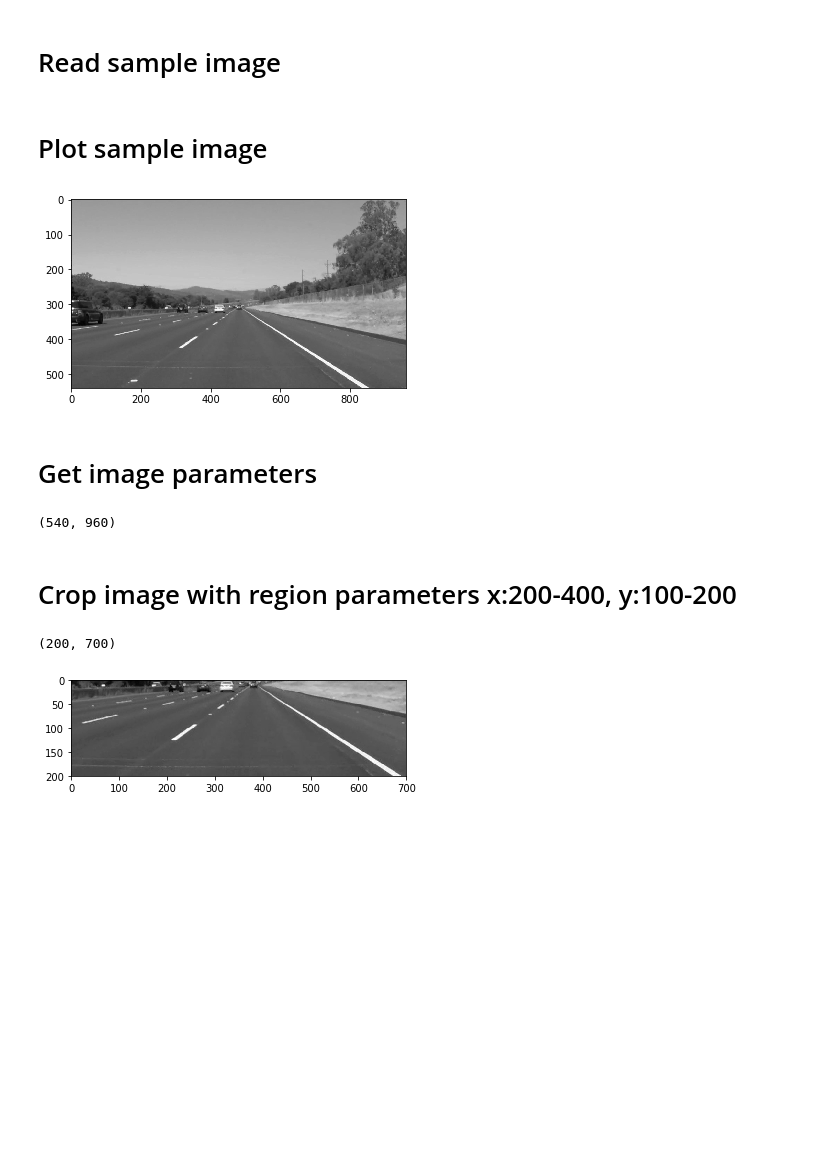
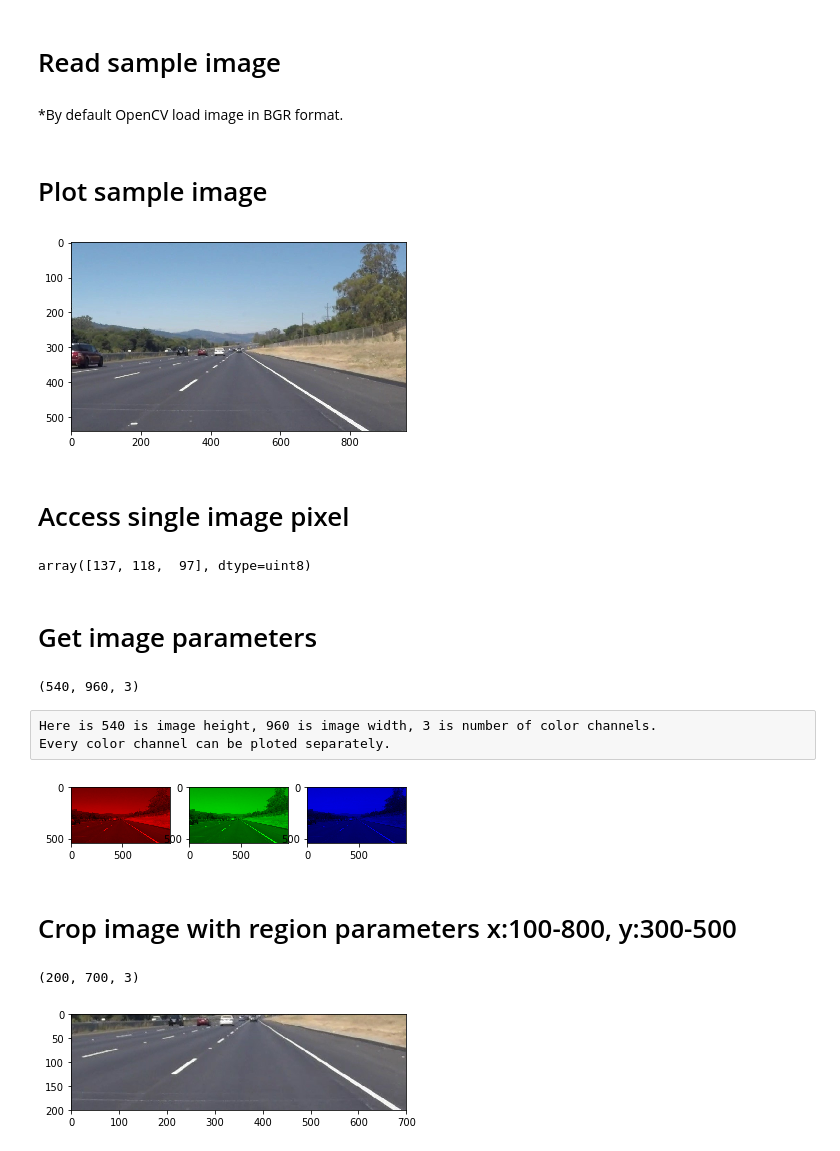
Before and after one commit to lavolpenoire/DIP, a Jupyter notebook: Lab1.ipynb, the cells around one changed output. Saved outputs shown, nothing was run; the diff lists cells and outputs as text; code cells hidden in the pictures; blank space fills up the shorter version.

Commit message:
Lab1: Default OpenCV colorspace changed to RGB, Added plot of separate color channels

```diff
--- a/Lab1.ipynb
+++ b/Lab1.ipynb
@@ -7,23 +7,57 @@ import matplotlib.pyplot as plt
 # %% [markdown]
 <h1>Read sample image</h1>
 # %%
-img = cv2.imread("./lane_detection_1.jpg", 0)
+img = cv2.imread("./examples/lane_detection_1.jpg")
+# %% [markdown]
+*By default OpenCV load image in BGR format.
+# %%
+img_rgb = cv2.cvtColor(img, cv2.COLOR_BGR2RGB)
 # %% [markdown]
 <h1>Plot sample image</h1>
 # %%
-plt.imshow(img, cmap='gray'); plt.show();
+plt.imshow(img_rgb)
+plt.show();
 # %% [output]
-[figure, old version]
+[figure, new version]
+# %% [markdown]
+<h1>Access single image pixel</h1>
+# %%
+img[255, 255]
+# %% [output]
+array([137, 118,  97], dtype=uint8)
 # %% [markdown]
 <h1>Get image parameters</h1>
 # %%
-img.shape
+img_rgb.shape
 # %% [output]
-(540, 960)
+(540, 960, 3)
+# %% [raw]
+Here is 540 is image height, 960 is image width, 3 is number of color channels.
+Every color channel can be ploted separately.
+# %%
+plt.subplot(131);
+R = np.zeros(img_rgb.shape, dtype='uint8')
+R[:, :, 0] = img_rgb[:, :, 0]
+plt.imshow(R)
+
+plt.subplot(132);
+G = np.zeros(img_rgb.shape, dtype='uint8')
+G[:, :, 1] = img_rgb[:, :, 1]
+plt.imshow(G)
+
+plt.subplot(133);
+B = np.zeros(img_rgb.shape, dtype='uint8')
+B[:, :, 2] = img_rgb[:, :, 2]
+plt.imshow(B)
+
+plt.show()
+# %% [output]
+[figure, added]
 # %% [markdown]
-<h1>Crop image with region parameters x:200-400, y:100-200</h1>
+<h1>Crop image with region parameters x:100-800, y:300-500</h1>
 # %%
-img_crop = img[300:500, 100:800]; img_crop.shape
+img_crop = img_rgb[300:500, 100:800]
+img_crop.shape
 # %% [output]
-(200, 700)
+(200, 700, 3)
 # %%
```
Also changed, not shown: parts of 3 cells of this notebook.
